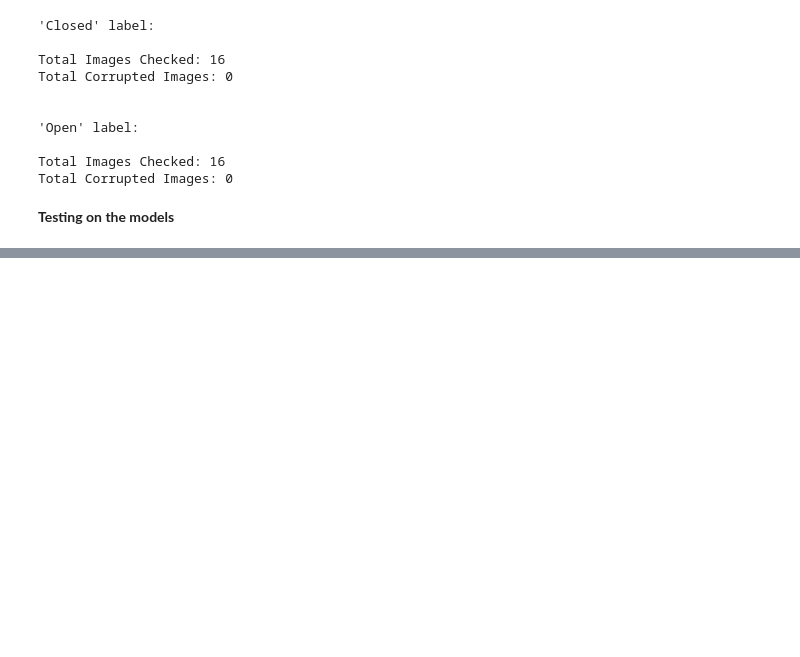
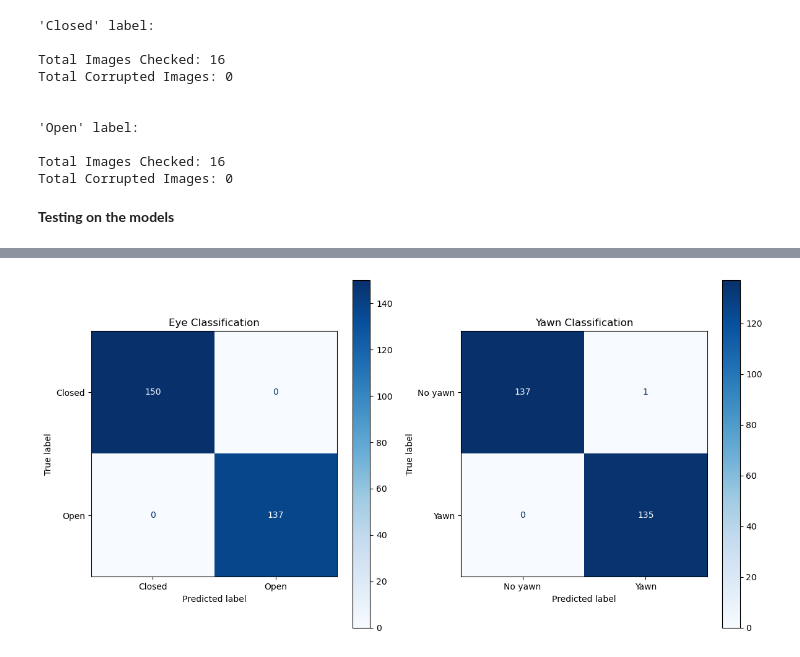
Before and after one commit to Hu9o73/Drowsiness-Detection, a Jupyter notebook: ML_Project.ipynb, the cells around one changed output, grey strips where cells are left out. Drawn from its saved outputs; the diff is of its cells as text; code cells hidden in the pictures; blank space fills up the shorter version.

```diff
--- a/ML_Project.ipynb
+++ b/ML_Project.ipynb
@@ -474,0 +513,3 @@ LR  Accuracy: 1.00
+# %%
+y_train = to_categorical(y_train, num_classes=4)
+y_test = to_categorical(y_test, num_classes=4)
@@ -474,0 +525,18 @@ LR  Accuracy: 1.00
+# %%
+model = Sequential()
+
+model.add(Conv2D(32, (3, 3), activation="selu", input_shape=(64,64,1)))
+model.add(MaxPooling2D(2, 2))
+
+model.add(Conv2D(32, (3, 3), activation="selu"))
+model.add(MaxPooling2D(2, 2))
+
+model.add(Flatten())
+model.add(Dropout(0.5))
+
+model.add(Dense(64, activation="relu"))
+model.add(Dense(4, activation="softmax"))
+
+model.compile(loss="categorical_crossentropy", metrics=["accuracy"], optimizer="adam")
+
+model.summary()
@@ -474,0 +561,2 @@ LR  Accuracy: 1.00
+# %%
+model.fit(X_train, y_train, epochs=100, batch_size=32, validation_split=0.2)
@@ -474,0 +582,12 @@ LR  Accuracy: 1.00
+# %%
+# Predicting the Test set results
+y_pred_prob = model.predict(X_test)
+y_pred = np.argmax(y_pred_prob, axis=1)  # Convert probabilities to class predictions
+
+# Convert one-hot encoded test labels to class indices
+y_true = np.argmax(y_test, axis=1)
+
+# Evaluate the model
+print("CNN Classification Report:")
+print(classification_report(y_true, y_pred))
+print(f"CNN Accuracy: {accuracy_score(y_true, y_pred):.2f}")
@@ -474,0 +609,6 @@ LR  Accuracy: 1.00
+# %%
+cmLR = confusion_matrix(y_true, y_pred)
+
+ParseAndShowConfusionMatrix(cmLR, ["Eye Classification", "Yawn Classification"], ["Closed", "Open", "No yawn", "Yawn"])
+# %% [output]
+[figure, added]
```
Also changed, not shown: parts of 18 cells of this notebook, 5 other files.
